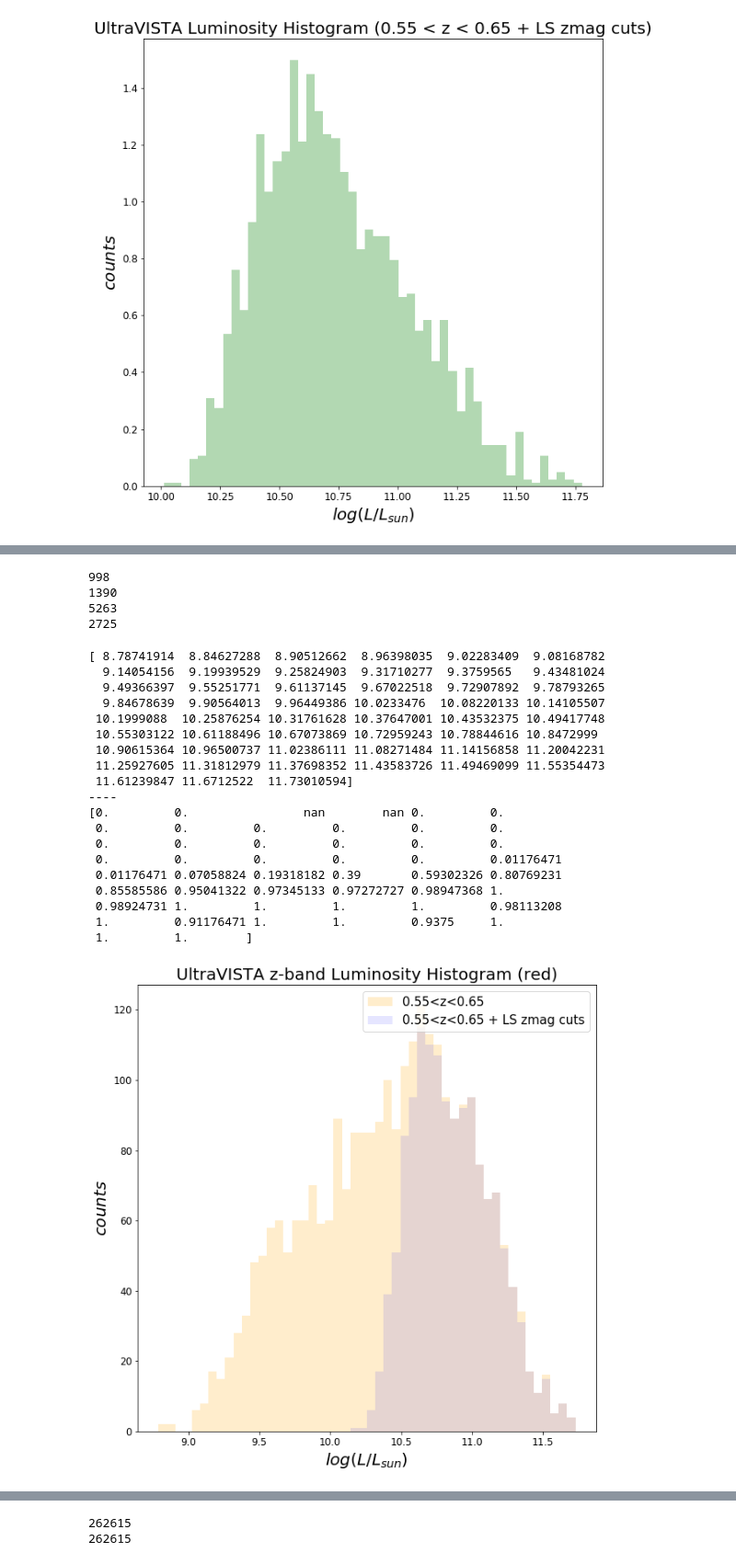
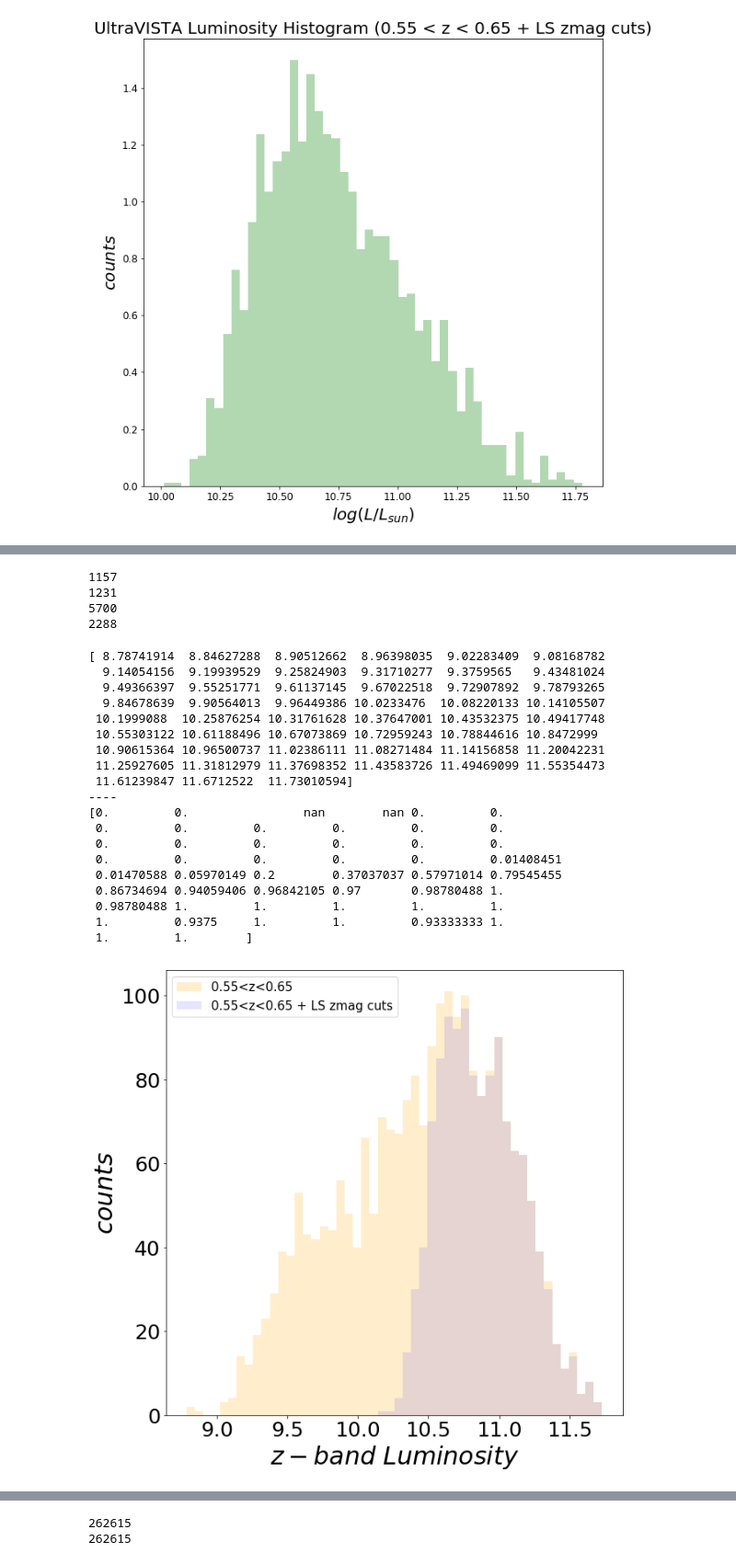
Before and after one commit to metownsend/LRG-Sats, a Jupyter notebook: ultraVISTA_analysis.ipynb, the cells around one changed output, grey strips where cells are left out. Shown at 92% size. Saved outputs shown, nothing was run; the diff lists cells and outputs as text; code cells hidden in the pictures.

```diff
--- a/ultraVISTA_analysis.ipynb
+++ b/ultraVISTA_analysis.ipynb
@@ -356,11 +359,11 @@ fig.show()
 # %%
 # zLum_cut = log_zLum[cut]
 
-log_zLum_blue_LS = log_zLum[np.where((UVcolor < 1.3) & (zspec[cut] > 0.55) & (zspec[cut] < 0.65) & (zmag < 22.36))]
-log_zLum_red_LS = log_zLum[np.where((UVcolor > 1.3) & (zspec[cut] > 0.55) & (zspec[cut] < 0.65) & (zmag < 22.36))]
+log_zLum_blue_LS = log_zLum[np.where((UVcolor < 1.4) & (zspec[cut] > 0.55) & (zspec[cut] < 0.65) & (zmag < 22.36))]
+log_zLum_red_LS = log_zLum[np.where((UVcolor > 1.4) & (zspec[cut] > 0.55) & (zspec[cut] < 0.65) & (zmag < 22.36))]
 
-log_zLum_blue_z = log_zLum[np.where((UVcolor < 1.3) & (zspec[cut] > 0.55) & (zspec[cut] < 0.65))]
-log_zLum_red_z = log_zLum[np.where((UVcolor > 1.3) & (zspec[cut] > 0.55) & (zspec[cut] < 0.65))]
+log_zLum_blue_z = log_zLum[np.where((UVcolor < 1.4) & (zspec[cut] > 0.55) & (zspec[cut] < 0.65))]
+log_zLum_red_z = log_zLum[np.where((UVcolor > 1.4) & (zspec[cut] > 0.55) & (zspec[cut] < 0.65))]
 
 
 print(len(log_zLum_blue_LS))
@@ -368,10 +371,10 @@ print(len(log_zLum_red_LS))
 print(len(log_zLum_blue_z))
 print(len(log_zLum_red_z))
 # %% [output]
-998
-1390
-5263
-2725
+1157
+1231
+5700
+2288
 # %%
 UV_zcut_red, zcut_bins_red = np.histogram(log_zLum_red_z, bins=50)
 UV_LScut_red, nouse_bins = np.histogram(log_zLum_red_LS, bins=zcut_bins_red)
@@ -385,52 +388,54 @@ print(ratio_red)
 plt.subplots(figsize=(10,10))
 plt.hist(log_zLum_red_z, bins=zcut_bins_red, alpha=0.2, color='orange', label="0.55<z<0.65")
 plt.hist(log_zLum_red_LS, bins=zcut_bins_red, alpha=0.1, color='blue', label="0.55<z<0.65 + LS zmag cuts")
-plt.title("UltraVISTA z-band Luminosity Histogram (red)", fontsize=20)
-plt.xlabel(r'$log(L/L_{sun})$', fontsize=20)
-plt.ylabel(r'$counts$', fontsize=20)
-plt.tick_params(axis='both', which='major', labelsize=12)
-plt.legend(loc='upper right', fontsize=15)
+# plt.title("UltraVISTA z-band Luminosity Histogram (red)", fontsize=20)
+plt.xlabel(r'$z-band$ $Luminosity$', fontsize=30)
+plt.ylabel(r'$counts$', fontsize=30)
+plt.tick_params(axis='both', which='major', labelsize=25)
+plt.legend(loc='upper left', fontsize=15)
 # plt.savefig('/Users/mtownsend/Desktop/MeetingPlots/lum_hist_UVandUVzcut_V_Normalized_red-v2.jpeg')
-plt.savefig('/Users/mtownsend/Desktop/MeetingPlots/lum_hist_UVandUVzcut_z_Normalized_red-v2.pdf')
+plt.savefig('/Users/mtownsend/Desktop/NewPaperPlots/lum_hist_UVandUVzcut_z_notNormalized_red-v2.pdf')
 plt.show()
 
 bins_minus_one = [8.84627288,  8.90512662,  8.96398035,  9.02283409,  9.08168782,
   9.14054156,  9.19939529,  9.25824903,  9.31710277,  9.3759565,   9.43481024,
   9.49366397,  9.55251771,  9.61137145,  9.67022518,  9.72907892,  9.78793265,
   9.84678639,  9.90564013,  9.96449386, 10.0233476,  10.08220133, 10.14105507,
  10.1999088,  10.25876254, 10.31761628, 10.37647001, 10.43532375, 10.49417748,
  10.55303122, 10.61188496, 10.67073869, 10.72959243, 10.78844616, 10.8472999,
  10.90615364, 10.96500737, 11.02386111, 11.08271484, 11.14156858, 11.20042231,
  11.25927605, 11.31812979, 11.37698352, 11.43583726, 11.49469099, 11.55354473,
  11.61239847, 11.6712522]
 
 fig, ax = plt.subplots(figsize=(10,10))
 ax.plot(bins_minus_one, ratio_red[:-1])
 plt.axhline(y=0.9, color='red')
-plt.title("UV z-band with LS cuts / UV with Redshift Cuts vs L/L_sun (red)", fontsize=20)
-plt.xlabel(r'$log(L/L_{sun})$', fontsize=20)
-plt.ylabel(r'$LS Cuts / Z Cuts$', fontsize=20)
+plt.axvline(x=10.64, color='black')
+# plt.title("UV z-band with LS cuts / UV with Redshift Cuts vs L/L_sun (red)", fontsize=20)
+plt.xlabel(r'$z-band$ $Luminosity$', fontsize=30)
+plt.ylabel(r'$Luminosty$ $Ratio$', fontsize=30)
+plt.tick_params(axis='both', which='major', labelsize=25)
 # plt.savefig('/Users/mtownsend/Desktop/MeetingPlots/luminosity_hist_ratio_red-v4.jpeg')
-plt.savefig('/Users/mtownsend/Desktop/MeetingPlots/luminosity_hist_ratio_red-v4.pdf')
+plt.savefig('/Users/mtownsend/Desktop/NewPaperPlots/luminosity_hist_ratio_red-v4.pdf')
 fig.show()
 # %% [output]
 [ 8.78741914  8.84627288  8.90512662  8.96398035  9.02283409  9.08168782
   9.14054156  9.19939529  9.25824903  9.31710277  9.3759565   9.43481024
   9.49366397  9.55251771  9.61137145  9.67022518  9.72907892  9.78793265
   9.84678639  9.90564013  9.96449386 10.0233476  10.08220133 10.14105507
  10.1999088  10.25876254 10.31761628 10.37647001 10.43532375 10.49417748
  10.55303122 10.61188496 10.67073869 10.72959243 10.78844616 10.8472999
  10.90615364 10.96500737 11.02386111 11.08271484 11.14156858 11.20042231
  11.25927605 11.31812979 11.37698352 11.43583726 11.49469099 11.55354473
  11.61239847 11.6712522  11.73010594]
 ----
 [0.         0.                nan        nan 0.         0.
  0.         0.         0.         0.         0.         0.
  0.         0.         0.         0.         0.         0.
- 0.         0.         0.         0.         0.         0.01176471
- 0.01176471 0.07058824 0.19318182 0.39       0.59302326 0.80769231
- 0.85585586 0.95041322 0.97345133 0.97272727 0.98947368 1.
- 0.98924731 1.         1.         1.         1.         0.98113208
- 1.         0.91176471 1.         1.         0.9375     1.
+ 0.         0.         0.         0.         0.         0.01408451
+ 0.01470588 0.05970149 0.2        0.37037037 0.57971014 0.79545455
+ 0.86734694 0.94059406 0.96842105 0.97       0.98780488 1.
+ 0.98780488 1.         1.         1.         1.         1.
+ 1.         0.9375     1.         1.         0.93333333 1.
  1.         1.        ]
-[figure, old version]
+[figure, new version]
```
Also changed, not shown: parts of 5 cells of this notebook.
